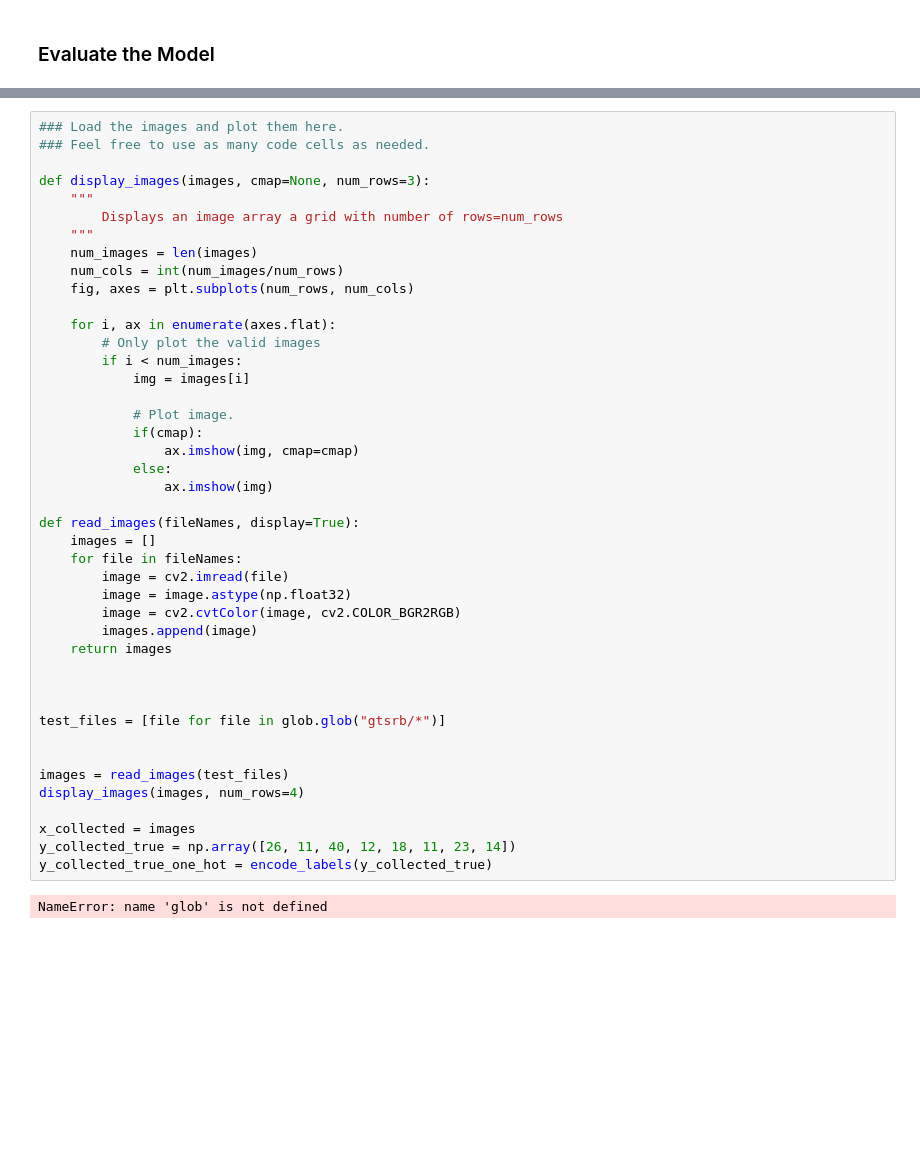
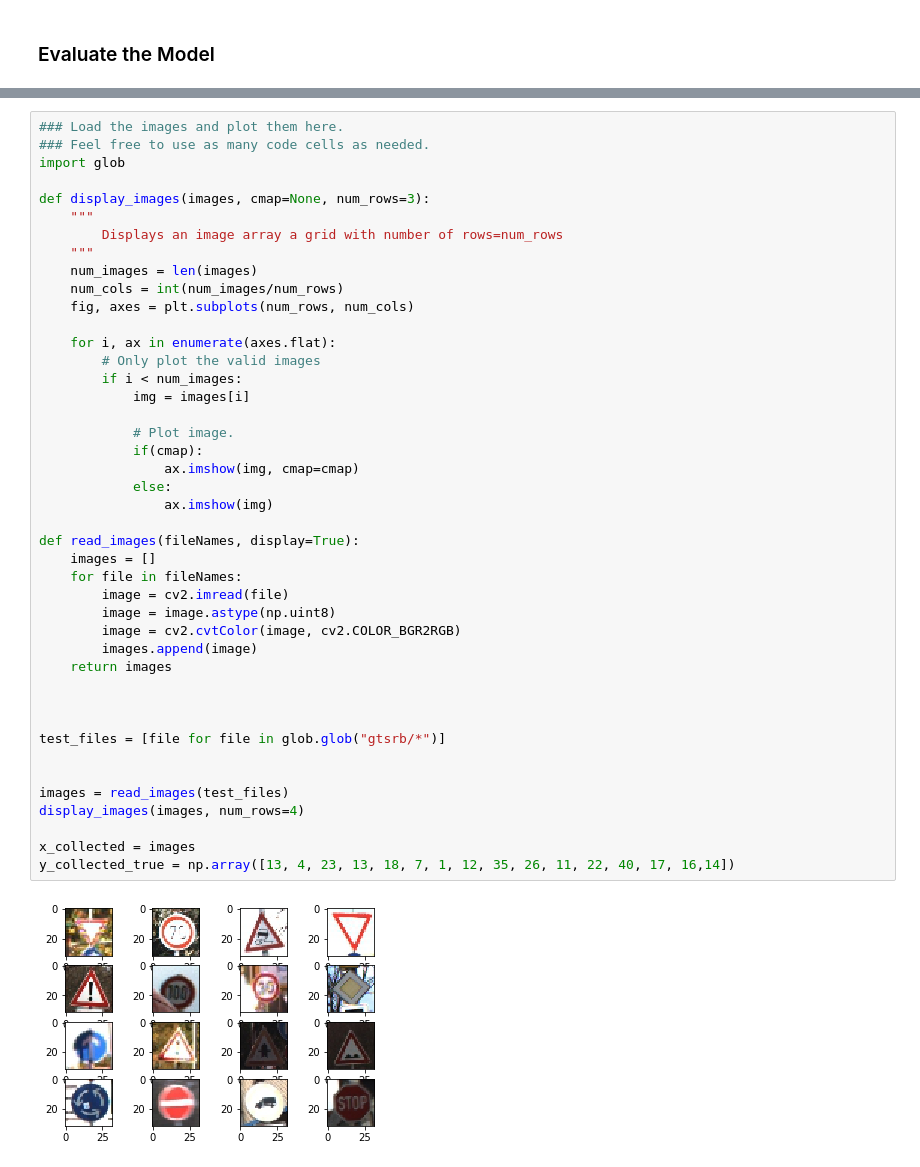
Before and after one commit to eelzinaty/CarND-Traffic-Sign-Classifier-Project, a Jupyter notebook: LeNet Traffic Sign Classifier.ipynb, the cells around one changed output, grey strips where cells are left out. Cells and saved outputs as stored; diff of their text form; blank space fills up the shorter version.

```diff
--- a/LeNet Traffic Sign Classifier.ipynb
+++ b/LeNet Traffic Sign Classifier.ipynb
@@ -393,6 +396,7 @@ Test Accuracy = 0.954
 # %%
 ### Load the images and plot them here.
 ### Feel free to use as many code cells as needed.
+import glob
 
 def display_images(images, cmap=None, num_rows=3):
     """
@@ -404,34 +408,33 @@ def display_images(images, cmap=None, num_rows=3):
 
     for i, ax in enumerate(axes.flat):
         # Only plot the valid images
         if i < num_images:
             img = images[i]
 
             # Plot image.
             if(cmap):
                 ax.imshow(img, cmap=cmap)
             else:
                 ax.imshow(img)
 
 def read_images(fileNames, display=True):
     images = []
     for file in fileNames:
         image = cv2.imread(file)
-        image = image.astype(np.float32)
+        image = image.astype(np.uint8)
         image = cv2.cvtColor(image, cv2.COLOR_BGR2RGB)
         images.append(image)
     return images
 
 
 
 test_files = [file for file in glob.glob("gtsrb/*")]
 
 
 images = read_images(test_files)
 display_images(images, num_rows=4)
 
 x_collected = images
-y_collected_true = np.array([26, 11, 40, 12, 18, 11, 23, 14])
-y_collected_true_one_hot = encode_labels(y_collected_true)
+y_collected_true = np.array([13, 4, 23, 13, 18, 7, 1, 12, 35, 26, 11, 22, 40, 17, 16,14])
 # %% [output]
-NameError: name 'glob' is not defined
+[figure, added]
```
Also changed, not shown: parts of 5 cells of this notebook.
